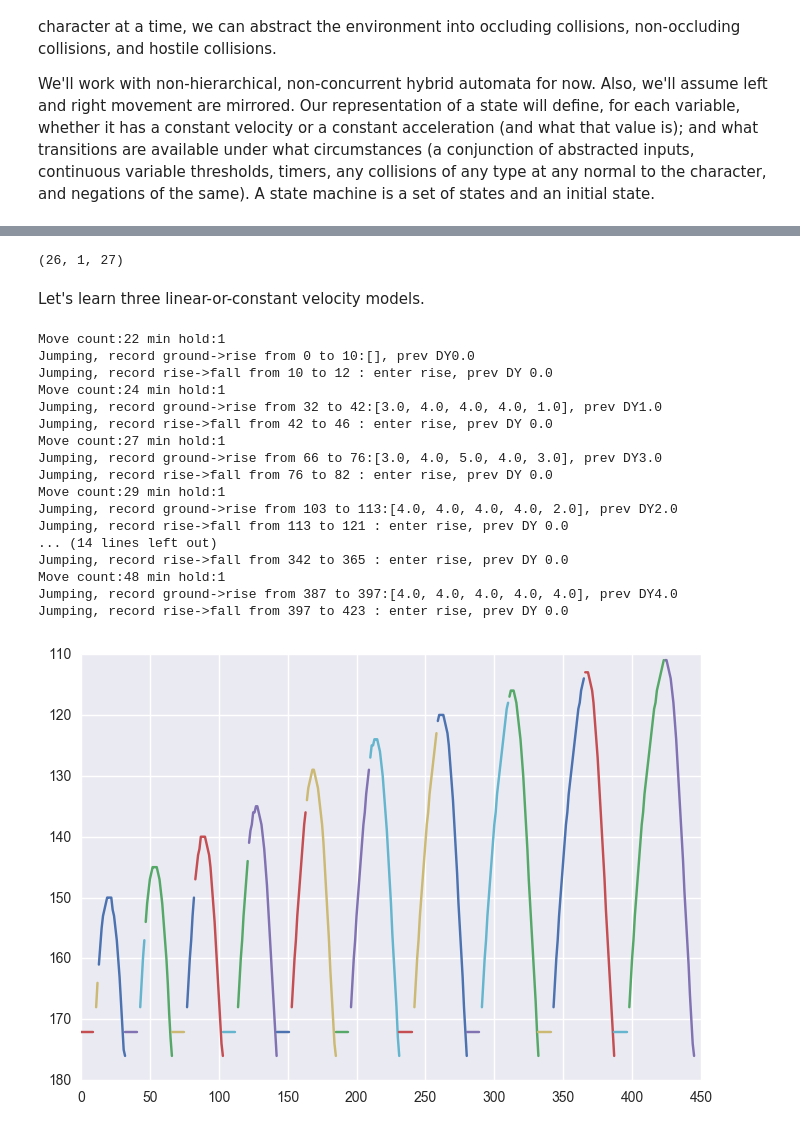
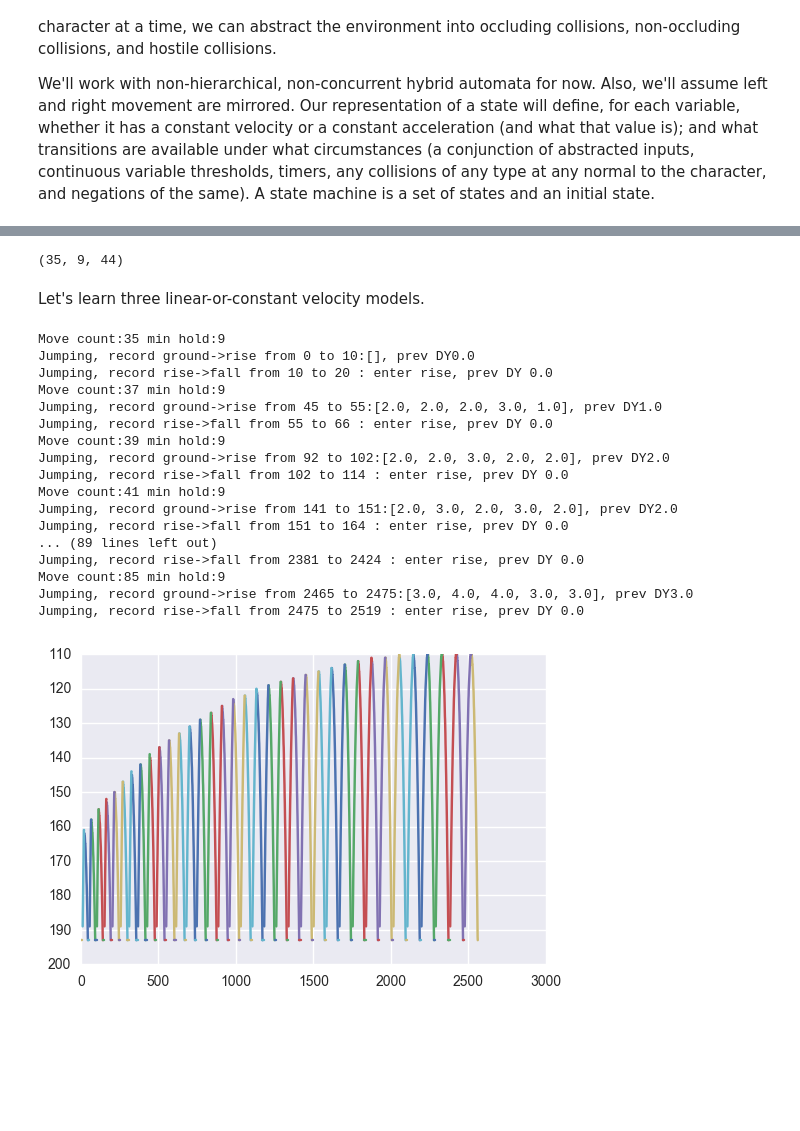
Before and after one commit to JoeOsborn/mechlearn, a Jupyter notebook: mechlearn/jumpfit.ipynb, the cells around one changed output, grey strips where cells are left out. Drawn from its saved outputs; the diff is of its cells as text; code cells hidden in the pictures; blank space fills up the shorter version.

Commit message:
Attempts towards learning on-state-enter velocity clips.
Also put the reset-version into the notebook for comparison.  Pardon
the sloppiness!

```diff
--- a/mechlearn/jumpfit.ipynb
+++ b/mechlearn/jumpfit.ipynb
@@ -48,4 +42,5 @@ reload(jumpfinder)
 # %%
+# EXECUTE ME!
 jumpButton = A
 games = {
     "mario": (
@@ -65,7 +60,7 @@ games = {
     )
 }
 # CHANGE GAME HERE
-(game, startInputs, getx, gety) = games["mario"]
+(game, startInputs, getx, gety) = games["metroid"]
 total = 0
 emu = fceulib.runGame(game)
 for m in startInputs:
@@ -78,10 +73,11 @@ emu.save(start)
 allTrials,minHold,maxHold = jumpfinder.runTrials(emu, start, getx, gety, jumpButton)
 (len(allTrials),minHold,maxHold)
 # %% [output]
-(26, 1, 27)
+(35, 9, 44)
 # %% [markdown]
 Let's learn three linear-or-constant velocity models.
 # %%
+# EXECUTE ME!
 mode_names = ["ground", "rise", "fall"]
 modes = dict()
 for m in mode_names:
@@ -98,7 +94,7 @@ def record_run(modes, state, t, vbls, all_vbls):
 
 t = 0
 state_change_t = 0
-trials = allTrials[0:6:2] + allTrials[6:-1:3]
+trials = allTrials
 all_vbls = dict(x=[],y=[],dx=[],dy=[],t=[])
 # Tweak the range and increment to get more precise/slower fitting.
 for moves, stats in trials:
@@ -153,47 +149,47 @@ for moves, stats in trials:
         all_vbls["x"].append(vbls["x"][-1])
         vbls["y"].append(stats.y.allVals[i+1])
         all_vbls["y"].append(vbls["y"][-1])
         vbls["dx"].append(stats.x.allVals[i+1] - stats.x.allVals[i])
         all_vbls["dx"].append(vbls["dx"][-1])
         vbls["dy"].append(stats.y.allVals[i+1] - stats.y.allVals[i])
         all_vbls["dy"].append(vbls["dy"][-1])
         vbls["t"].append(t-state_change_t)
         all_vbls["t"].append(vbls["t"][-1])
     #print "Landed, record "+state+"->ground from "+str(state_change_t)+" to "+str(t)
     record_run(modes,
                state,
                state_change_t,
                vbls,
                all_vbls)
     state_change_t = t
 
 
 for m in modes:
     #print m
     for (run_start, prev_vbls, run_vbls) in modes[m]:
         #print str(run_start)+".."+str(run_start+len(run_vbls["y"]))
         #print "PVs:"+str(prev_vbls)
         plt.plot(run_vbls["t"]+run_start, run_vbls["y"])
 
 
 plt.gca().invert_yaxis()
 plt.show()
 # %% [output]
-Move count:22 min hold:1
+Move count:35 min hold:9
 Jumping, record ground->rise from 0 to 10:[], prev DY0.0
-Jumping, record rise->fall from 10 to 12 : enter rise, prev DY 0.0
-Move count:24 min hold:1
-Jumping, record ground->rise from 32 to 42:[3.0, 4.0, 4.0, 4.0, 1.0], prev DY1.0
-Jumping, record rise->fall from 42 to 46 : enter rise, prev DY 0.0
-Move count:27 min hold:1
-Jumping, record ground->rise from 66 to 76:[3.0, 4.0, 5.0, 4.0, 3.0], prev DY3.0
-Jumping, record rise->fall from 76 to 82 : enter rise, prev DY 0.0
-Move count:29 min hold:1
-Jumping, record ground->rise from 103 to 113:[4.0, 4.0, 4.0, 4.0, 2.0], prev DY2.0
-Jumping, record rise->fall from 113 to 121 : enter rise, prev DY 0.0
-... (14 lines left out)
-Jumping, record rise->fall from 342 to 365 : enter rise, prev DY 0.0
-Move count:48 min hold:1
-Jumping, record ground->rise from 387 to 397:[4.0, 4.0, 4.0, 4.0, 4.0], prev DY4.0
-Jumping, record rise->fall from 397 to 423 : enter rise, prev DY 0.0
+Jumping, record rise->fall from 10 to 20 : enter rise, prev DY 0.0
+Move count:37 min hold:9
+Jumping, record ground->rise from 45 to 55:[2.0, 2.0, 2.0, 3.0, 1.0], prev DY1.0
+Jumping, record rise->fall from 55 to 66 : enter rise, prev DY 0.0
+Move count:39 min hold:9
+Jumping, record ground->rise from 92 to 102:[2.0, 2.0, 3.0, 2.0, 2.0], prev DY2.0
+Jumping, record rise->fall from 102 to 114 : enter rise, prev DY 0.0
+Move count:41 min hold:9
+Jumping, record ground->rise from 141 to 151:[2.0, 3.0, 2.0, 3.0, 2.0], prev DY2.0
+Jumping, record rise->fall from 151 to 164 : enter rise, prev DY 0.0
+... (89 lines left out)
+Jumping, record rise->fall from 2381 to 2424 : enter rise, prev DY 0.0
+Move count:85 min hold:9
+Jumping, record ground->rise from 2465 to 2475:[3.0, 4.0, 4.0, 3.0, 3.0], prev DY3.0
+Jumping, record rise->fall from 2475 to 2519 : enter rise, prev DY 0.0
-[figure, old version]
+[figure, new version]
```
Also changed, not shown: parts of 14 cells of this notebook, 2 other files.
